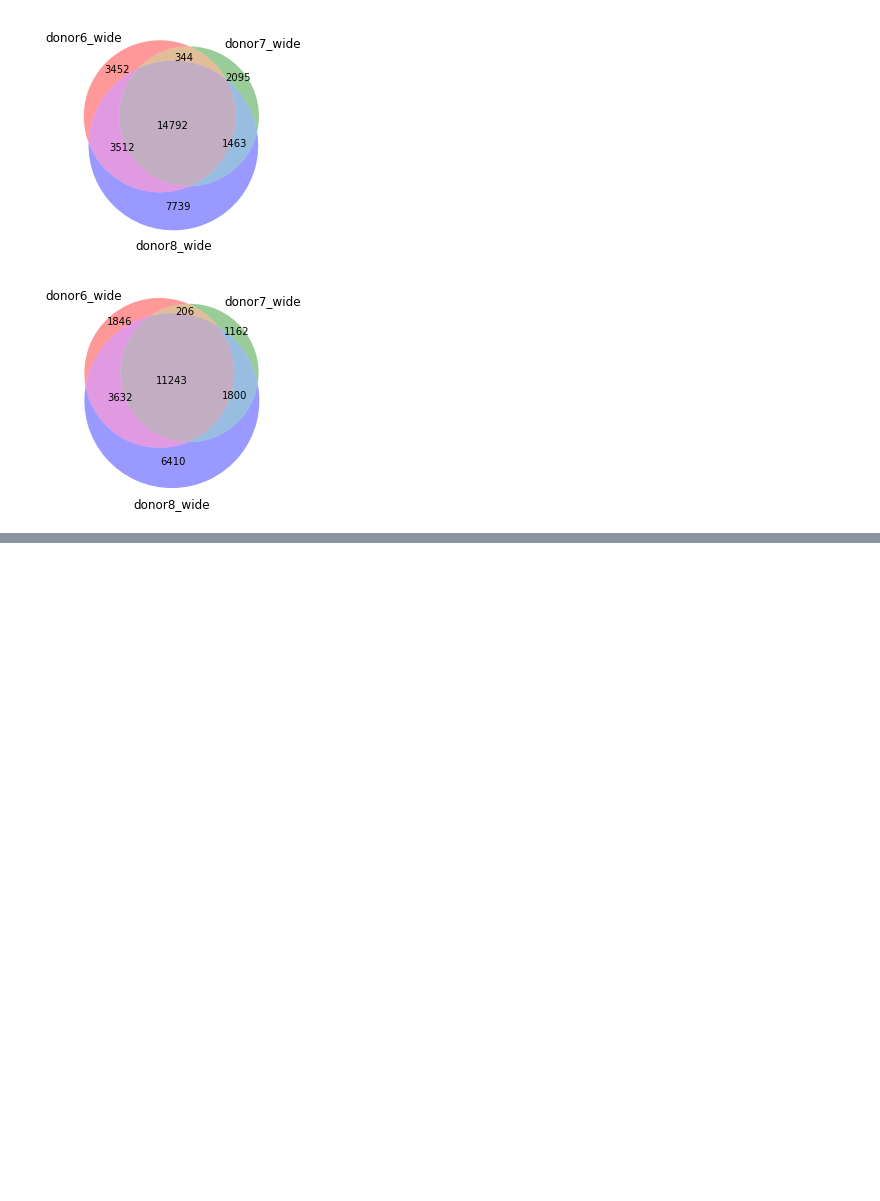
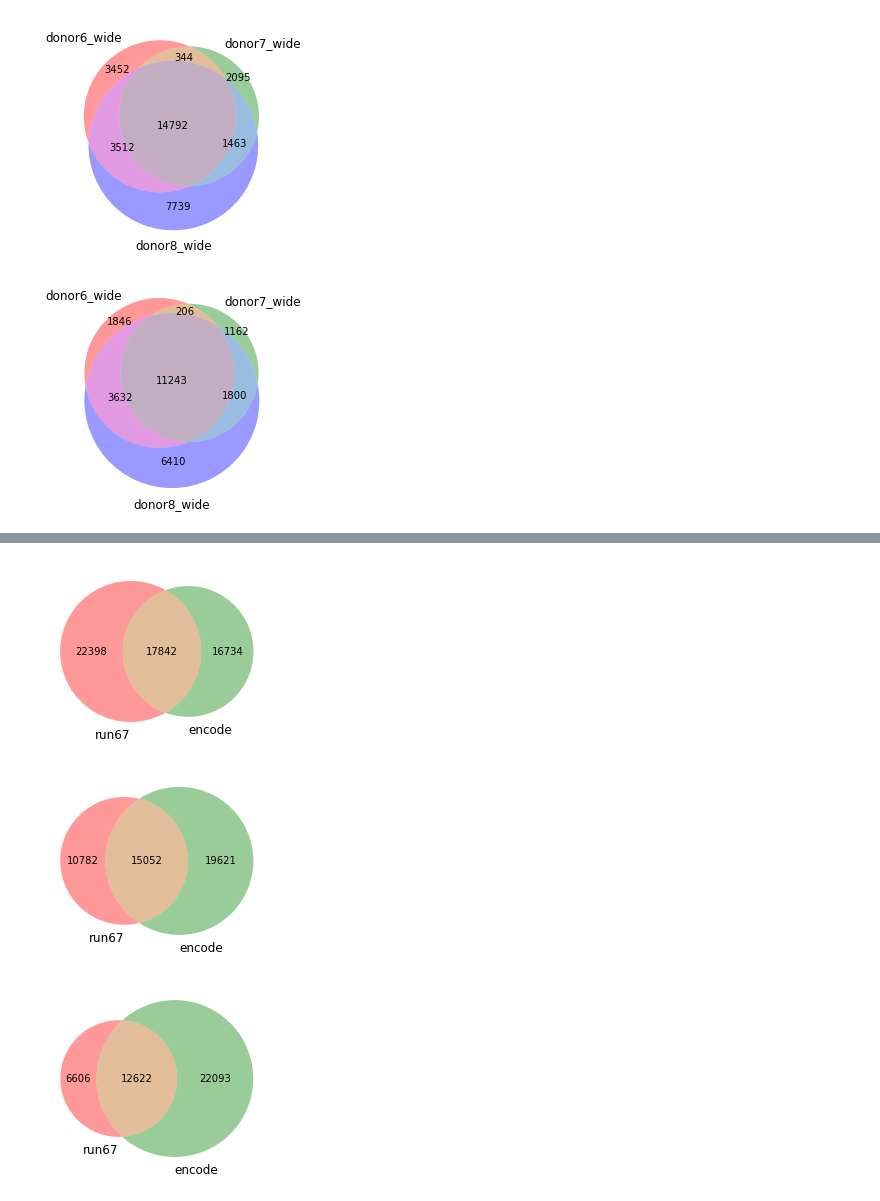
Before and after one commit to JetBrains-Research/washu, a Jupyter notebook: analysis.ipynb, the cells around one changed output, grey strips where cells are left out. Cells and saved outputs as stored; diff of their text form; code cells hidden in the pictures; blank space fills up the shorter version.

Commit message:
Overlap with ENCODE data

```diff
--- a/analysis.ipynb
+++ b/analysis.ipynb
@@ -416,0 +418,20 @@ processvenn2('/mnt/washu/artyomov_lab_aging/roadmap_run678/k27ac.csv')
+# %%
+%matplotlib inline
+import pandas as pd
+from matplotlib_venn import venn2
+import matplotlib.pyplot as plt
+
+def showvenn2(s1, s2, aB, Ab, AB):
+    fig = plt.figure(figsize=(4, 4))
+    venn2(subsets = (Ab, aB, AB), set_labels = (s1, s2))
+    plt.show()
+# Q=0.1
+showvenn2('run67', 'encode', 16734, 22398, 17842)
+# Q=0.01
+showvenn2('run67', 'encode', 19621, 10782, 15052)
+# Q=0.001
+showvenn2('run67', 'encode', 22093, 6606, 12622)
+# %% [output]
+[figure, added]
+[figure, added]
+[figure, added]
```
Also changed, not shown: parts of 4 cells of this notebook, 1 other file.
